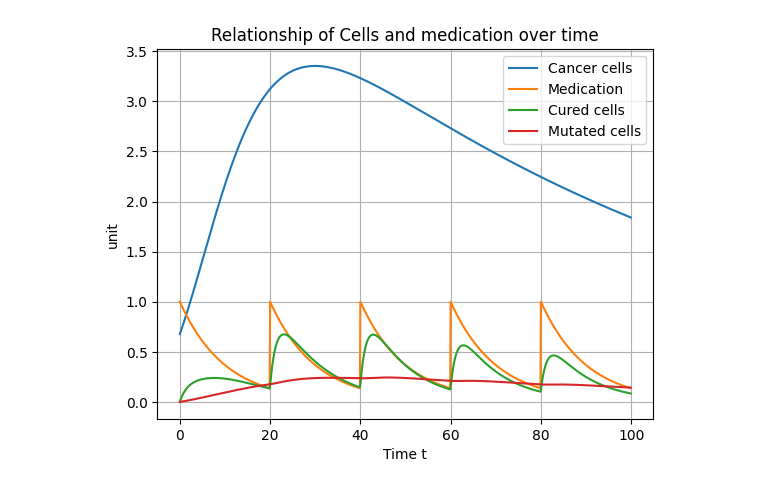
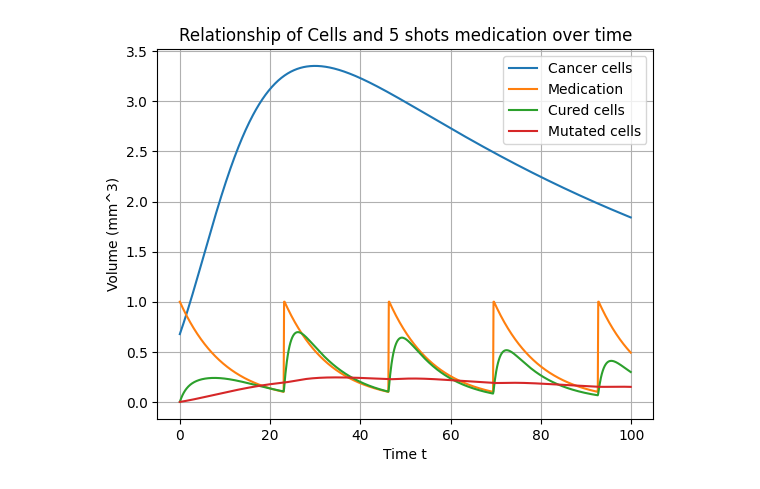
Before and after one commit to PXu114/531TermPaper, a Jupyter notebook: scratch.ipynb, the cells around one changed output. Cells and saved outputs as stored; diff of their text form; code cells hidden in the pictures.

```diff
--- a/scratch.ipynb
+++ b/scratch.ipynb
@@ -19,7 +19,6 @@ C_4 = 0.0
 
 h = 0.1  # Step size
 n_steps = 1000  # Number of steps
-reset_interval = 200 # Steps interval to reset B(t)
 
 # Time points
 t = np.arange(0, n_steps * h, h)
@@ -51,43 +50,41 @@ for i in range(n_steps):
 
 counter = 0
 for j in range(n_steps):
-    if counter % reset_interval == 0 and counter != 0:
-        B_values[j] = B(0)  # Reset medication value to initial condition
+    B_values[j] = B(t[counter])
+    counter += 1
+    if B_values[j] < 0.1 and j != 0:
+        B_values[j] = B(0)
         counter = 0
-    else:
-        B_values[j] = B(t[counter])
-    counter = counter + 1
-
 
 # Integrate C(t) and Ap(t) separately using trapezoidal rule
 def C_integrand(t, A_values, B_values):
     return k * A_values * B_values * np.exp((beta + gamma) * t)
 
 C_integral = np.zeros(n_steps)
 for i in range(1, n_steps):
     C_integral[i] = np.trapz(C_integrand(t[:i+1], A_values[:i+1], B_values[:i+1]), t[:i+1])
 
 C_values = np.exp(-(beta + gamma) * t) * (1 + C_integral) + C_3 * np.exp(-(beta + gamma) * t)
 
 def Ap_integrand(t, A_values, C_values):
     return np.exp((rp + kp) * t) * (mp * A_values + gamma * C_values)
 
 Ap_integral = np.zeros(n_steps)
 for i in range(1, n_steps):
     Ap_integral[i] = np.trapz(Ap_integrand(t[:i+1], A_values[:i+1], C_values[:i+1]), t[:i+1])
 
 Ap_values = np.exp(-(rp + kp) * t) * Ap_integral + C_4 * np.exp(-(rp + kp) * t)
 
 # Plot results
 plt.plot(t, A_values, label='Cancer cells')
 plt.plot(t, B_values, label='Medication')
 plt.plot(t, C_values, label='Cured cells')
 plt.plot(t, Ap_values, label='Mutated cells')
 plt.xlabel('Time t')
-plt.ylabel('unit')
+plt.ylabel('Volume (mm^3)')
 plt.legend()
-plt.title('Relationship of Cells and medication over time')
+plt.title('Relationship of Cells and 5 shots medication over time')
 plt.grid(True)
 plt.show()
 # %% [output]
-[figure, old version]
+[figure, new version]
```
Also changed, not shown: parts of 3 cells of this notebook.
